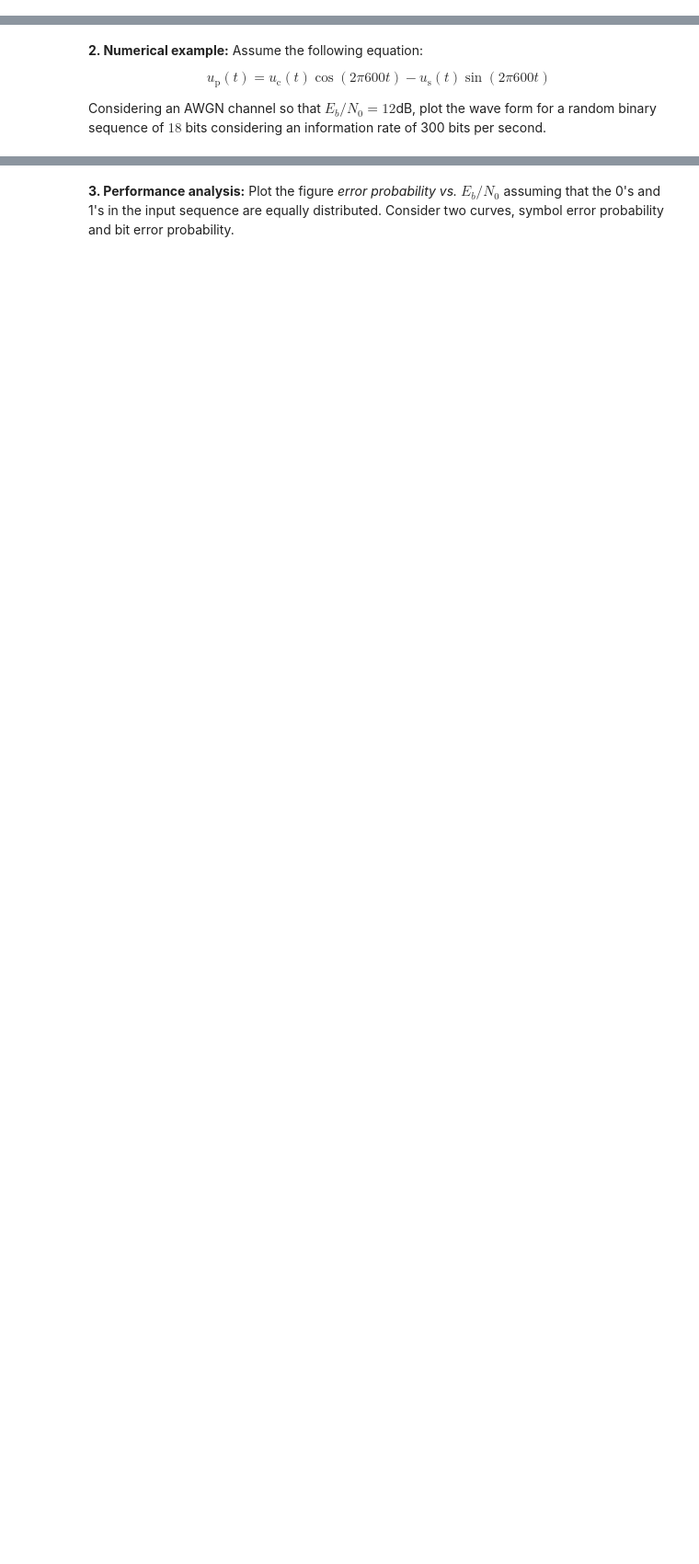
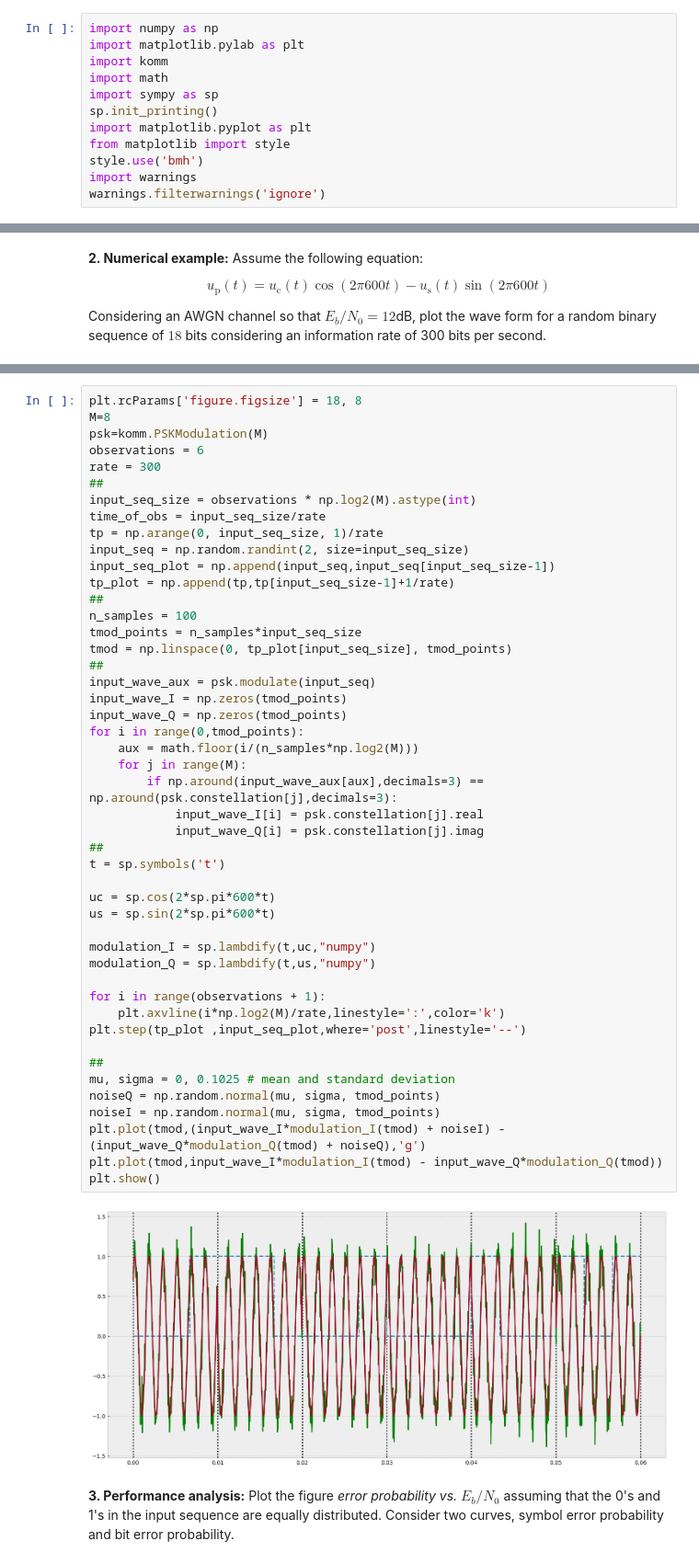
Before and after one commit to ViliRaunola/Wireless-Communication-Systems, a Jupyter notebook: Week 5/assignment_w5.ipynb, the cells around one changed output, grey strips where cells are left out. Shown at 92% size. Drawn from its saved outputs; the diff is of its cells as text; blank space fills up the shorter version.

```diff
--- a/Week 5/assignment_w5.ipynb
+++ b/Week 5/assignment_w5.ipynb
@@ -8,3 +8,15 @@
 ### Follow the steps done in the [notes](https://github.com/pedrohjn/wireless-comm/blob/master/Week%205/week5.ipynb) to analyze the *[8PSK](https://komm.readthedocs.io/en/latest/komm.PSKModulation/)* modulation
 # %% [markdown]
 **1. Signal constelation with noise for $E_b/N_0 = 12$dB. You can reuse the code provided in this [link](https://github.com/rwnobrega/komm/blob/master/demo/constellations.ipynb).**
+# %%
+import numpy as np
+import matplotlib.pylab as plt
+import komm
+import math
+import sympy as sp
+sp.init_printing()
+import matplotlib.pyplot as plt
+from matplotlib import style
+style.use('bmh')
+import warnings
+warnings.filterwarnings('ignore')
@@ -17,2 +78,51 @@ Considering an AWGN channel so that $E_b/N_0 = 12$dB, plot the wave form for a r
+# %%
+plt.rcParams['figure.figsize'] = 18, 8
+M=8
+psk=komm.PSKModulation(M)
+observations = 6
+rate = 300
+##
+input_seq_size = observations * np.log2(M).astype(int)
+time_of_obs = input_seq_size/rate
+tp = np.arange(0, input_seq_size, 1)/rate
+input_seq = np.random.randint(2, size=input_seq_size)
+input_seq_plot = np.append(input_seq,input_seq[input_seq_size-1])
+tp_plot = np.append(tp,tp[input_seq_size-1]+1/rate)
+##
+n_samples = 100
+tmod_points = n_samples*input_seq_size
+tmod = np.linspace(0, tp_plot[input_seq_size], tmod_points)
+##
+input_wave_aux = psk.modulate(input_seq)
+input_wave_I = np.zeros(tmod_points)
+input_wave_Q = np.zeros(tmod_points)
+for i in range(0,tmod_points):
+    aux = math.floor(i/(n_samples*np.log2(M)))
+    for j in range(M):
+        if np.around(input_wave_aux[aux],decimals=3) == np.around(psk.constellation[j],decimals=3):
+            input_wave_I[i] = psk.constellation[j].real
+            input_wave_Q[i] = psk.constellation[j].imag
+##
+t = sp.symbols('t')
+
+uc = sp.cos(2*sp.pi*600*t)
+us = sp.sin(2*sp.pi*600*t)
+
+modulation_I = sp.lambdify(t,uc,"numpy")
+modulation_Q = sp.lambdify(t,us,"numpy")
+
+for i in range(observations + 1):
+    plt.axvline(i*np.log2(M)/rate,linestyle=':',color='k')
+plt.step(tp_plot ,input_seq_plot,where='post',linestyle='--')
+
+##
+mu, sigma = 0, 0.1025 # mean and standard deviation
+noiseQ = np.random.normal(mu, sigma, tmod_points)
+noiseI = np.random.normal(mu, sigma, tmod_points)
+plt.plot(tmod,(input_wave_I*modulation_I(tmod) + noiseI) - (input_wave_Q*modulation_Q(tmod) + noiseQ),'g')
+plt.plot(tmod,input_wave_I*modulation_I(tmod) - input_wave_Q*modulation_Q(tmod))
+plt.show()
+# %% [output]
+[figure, added]
 # %% [markdown]
 **3. Performance analysis:** Plot the figure *error probability vs. $E_b/N_0$* assuming that the 0's and 1's in the input sequence are equally distributed. Consider two curves, symbol error probability and bit error probability.
```
Also changed, not shown: parts of 7 cells of this notebook, 1 other file.
